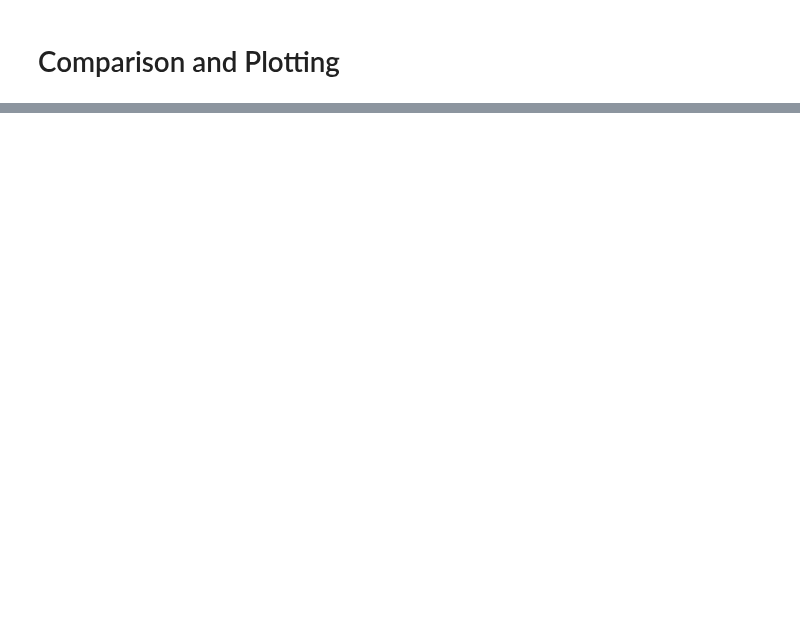
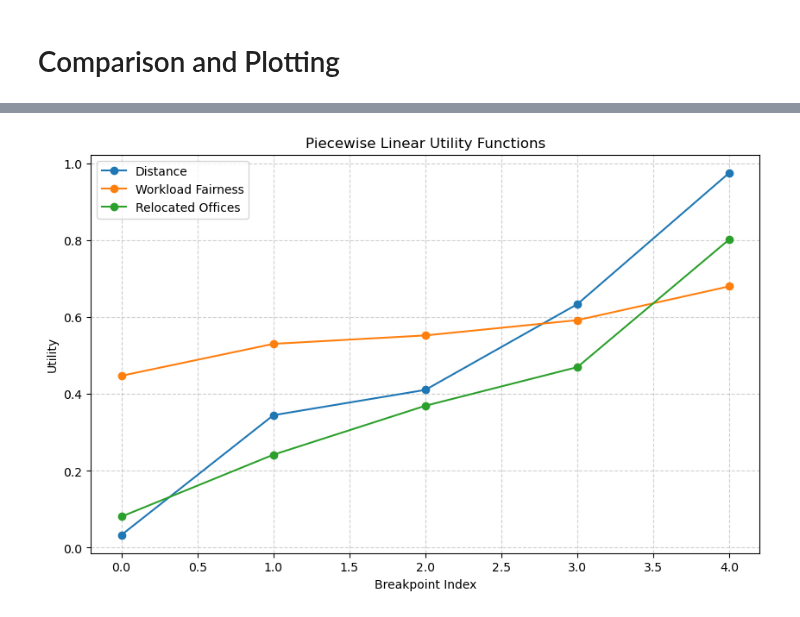
Before and after one commit to LucasTramonte/Decision-systems, a Jupyter notebook: main.ipynb, the cells around one changed output, grey strips where cells are left out. Saved outputs shown, nothing was run; the diff lists cells and outputs as text; code cells hidden in the pictures; blank space fills up the shorter version.

Commit message:
step 3 and step 4 with random non_dominated_solutions only to test

```diff
--- a/main.ipynb
+++ b/main.ipynb
@@ -930,0 +1042,96 @@ plt.show()
+# %%
+# Step 1: Generate simulated non-dominated solutions
+def generate_non_dominated_solutions(n_solutions=50):
+    """
+    Simulate a set of non-dominated solutions for the three criteria.
+    Each solution has values for distance, workload fairness, and relocated offices.
+    """
+    np.random.seed(42)
+    total_distance = np.random.uniform(100, 300, n_solutions)  # Random distances
+    workload_fairness = np.random.uniform(0, 20, n_solutions)  # Random fairness measures
+    relocated_offices = np.random.randint(1, 10, n_solutions)  # Random office relocations
+
+    solutions = pd.DataFrame({
+        "Distance": total_distance,
+        "Workload Fairness": workload_fairness,
+        "Relocated Offices": relocated_offices
+    })
+    return solutions
+
+non_dominated_solutions = generate_non_dominated_solutions()
+
+# Step 2: Generate a random piecewise linear additive utility model
+def generate_utility_functions(n_criteria=3, n_breakpoints=5):
+    """
+    Generate random piecewise linear utility functions for each criterion.
+    Each utility is defined by `n_breakpoints` linear pieces.
+    """
+    utilities = []
+    for _ in range(n_criteria):
+        # Generate breakpoints (sorted values) and corresponding utility levels
+        breakpoints = np.sort(np.random.uniform(0, 1, n_breakpoints))
+        utilities.append(breakpoints)
+    return utilities
+
+utility_functions = generate_utility_functions()
+
+# Visualize utility functions
+def plot_utility_functions(utility_functions, labels):
+    plt.figure(figsize=(10, 6))
+    for i, utility in enumerate(utility_functions):
+        plt.plot(range(len(utility)), utility, marker="o", label=labels[i])
+    plt.xlabel("Breakpoint Index")
+    plt.ylabel("Utility")
+    plt.title("Piecewise Linear Utility Functions")
+    plt.legend()
+    plt.grid(True, linestyle="--", alpha=0.6)
+    plt.show()
+
+plot_utility_functions(utility_functions, ["Distance", "Workload Fairness", "Relocated Offices"])
+
+# Step 3: Apply the UTA method to evaluate solutions
+def apply_uta(solutions, utility_functions):
+    """
+    Evaluate each solution using the UTA method with given utility functions.
+    Normalize each criterion and compute a weighted sum of utilities.
+    """
+    # Normalize solutions for each criterion to [0, 1]
+    normalized_solutions = solutions.copy()
+    for col in solutions.columns:
+        normalized_solutions[col] = (
+            (solutions[col] - solutions[col].min()) /
+            (solutions[col].max() - solutions[col].min())
+        )
+
+    # Compute utility for each solution
+    total_utilities = []
+    for _, row in normalized_solutions.iterrows():
+        utility = 0
+        for i, criterion in enumerate(row):
+            utility += np.interp(criterion, np.linspace(0, 1, len(utility_functions[i])), utility_functions[i])
+        total_utilities.append(utility)
+
+    solutions["Utility"] = total_utilities
+    return solutions
+
+evaluated_solutions = apply_uta(non_dominated_solutions, utility_functions)
+
+# Step 4: Select the best solution
+best_solution = evaluated_solutions.loc[evaluated_solutions["Utility"].idxmax()]
+
+# Display results
+print("Evaluated Solutions:\n", evaluated_solutions)
+print("\nBest Solution:\n", best_solution)
+
+# Visualize evaluated solutions
+plt.figure(figsize=(8, 6))
+plt.scatter(evaluated_solutions["Distance"], evaluated_solutions["Utility"], label="Solutions", c="blue", alpha=0.7)
+plt.scatter(best_solution["Distance"], best_solution["Utility"], color="red", label="Best Solution", s=100)
+plt.xlabel("Distance")
+plt.ylabel("Utility")
+plt.title("Solutions Evaluated by Utility")
+plt.legend()
+plt.grid(True, linestyle="--", alpha=0.6)
+plt.show()
+# %% [output]
+[figure, added]
```
Also changed, not shown: parts of 9 cells of this notebook.
